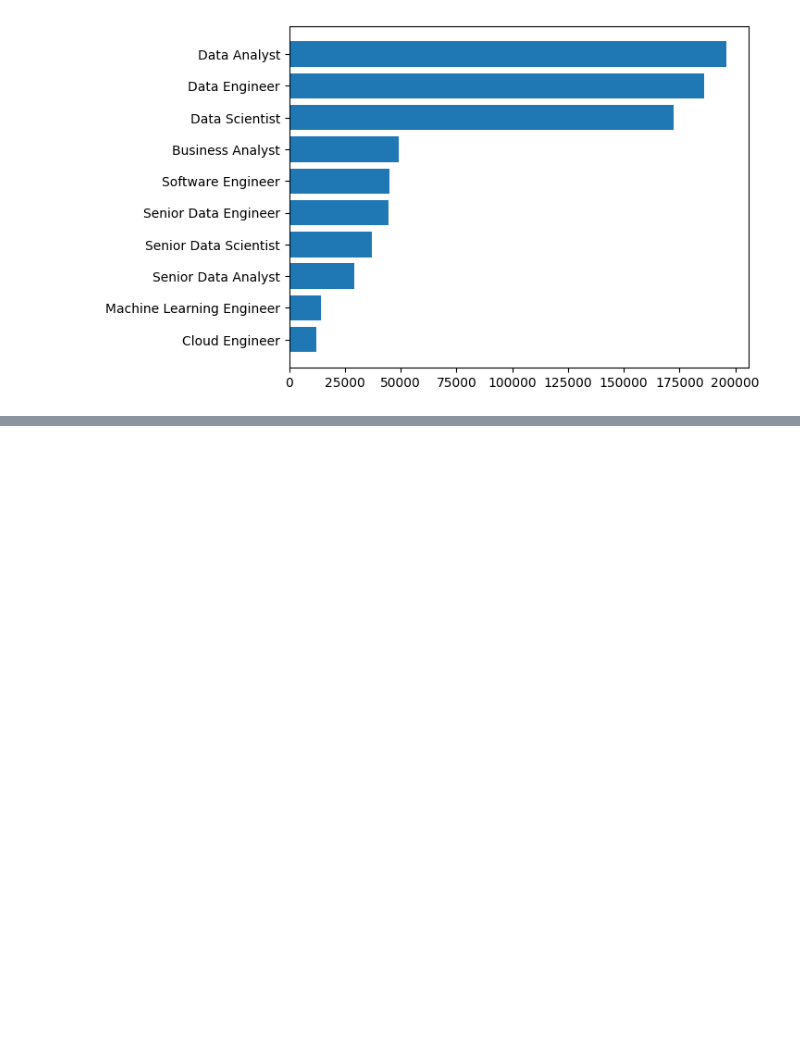
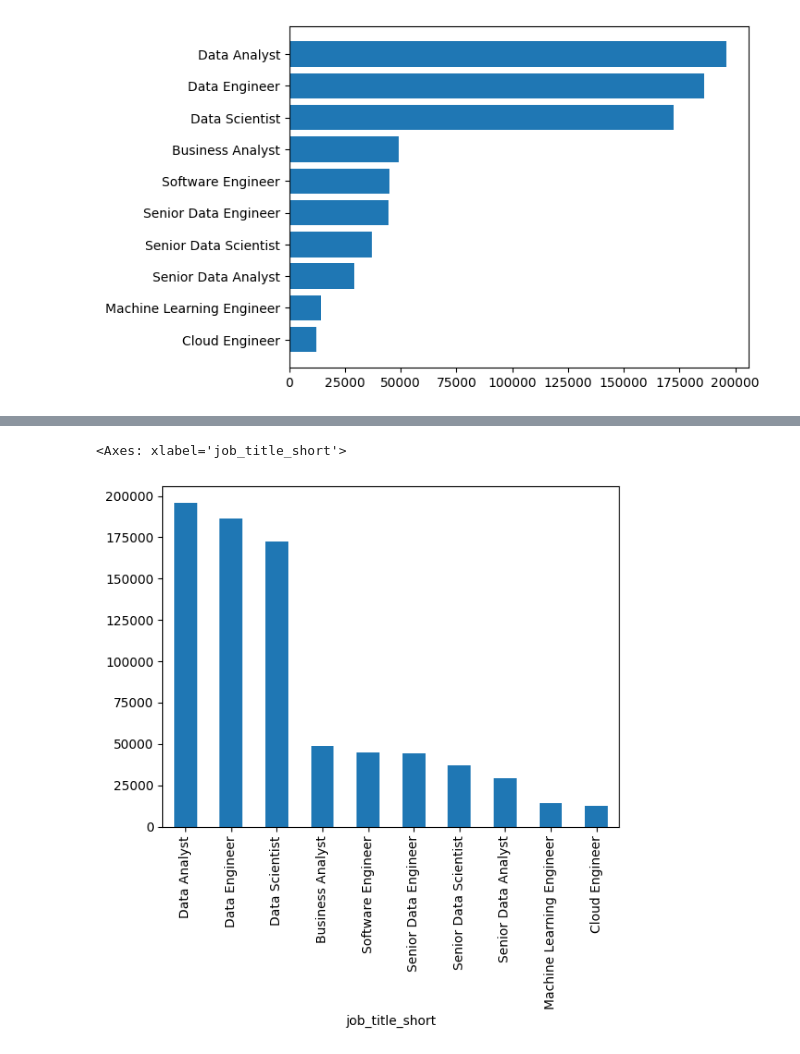
Before and after one commit to shyam0770sharma-prog/PYTHON, a Jupyter notebook: Untitled22.ipynb, the cells around one changed output, grey strips where cells are left out. Saved outputs shown, nothing was run; the diff lists cells and outputs as text; code cells hidden in the pictures; blank space fills up the shorter version.

```diff
--- a/Untitled22.ipynb
+++ b/Untitled22.ipynb
@@ -136,0 +165,5 @@ plt.show()
+# %%
+job_counts.plot(kind='bar')
+# %% [output]
+<Axes: xlabel='job_title_short'>
+[figure, added]
```
Also changed, not shown: parts of 11 cells of this notebook.
